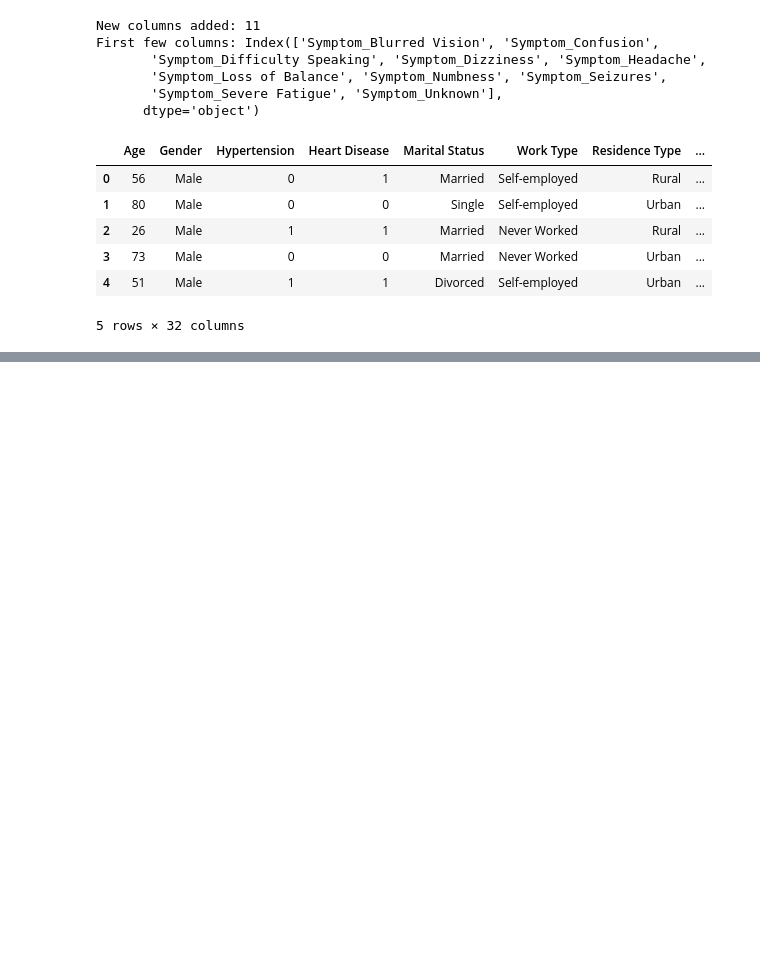
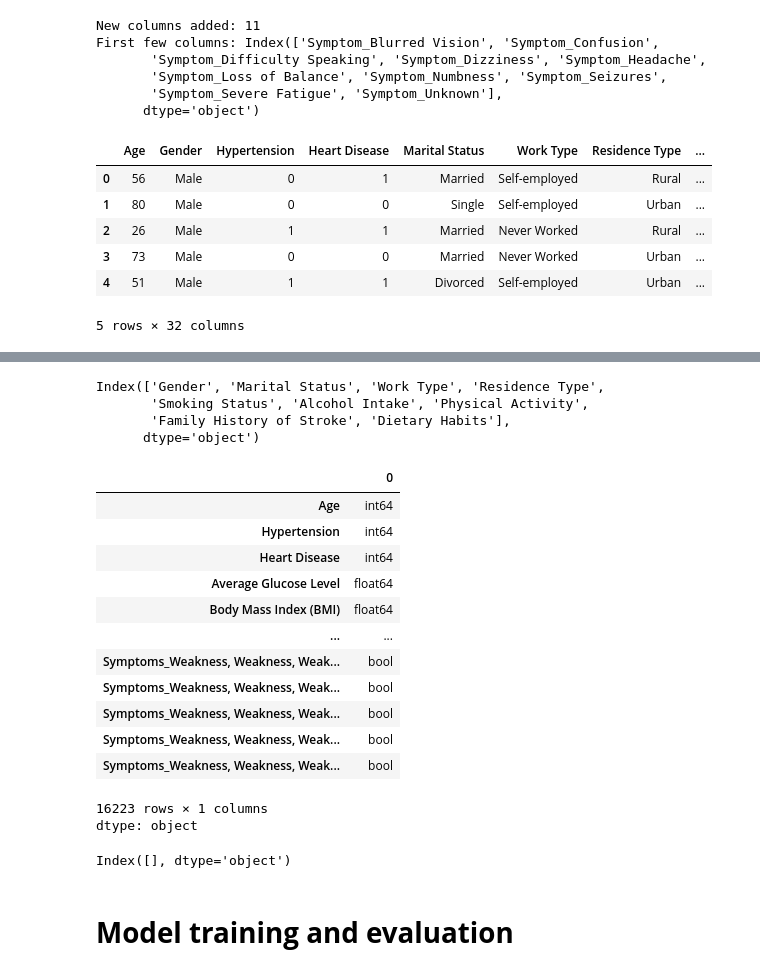
Before and after one commit to AlfredXNet/Stroke-Prediction-App, a Jupyter notebook: notebooks/stroke_prediction.ipynb, the cells around one changed output, grey strips where cells are left out. Drawn from its saved outputs; the diff is of its cells as text; code cells hidden in the pictures; blank space fills up the shorter version.

Commit message:
Updated encoding categorical columns & started the models training phase

```diff
--- a/notebooks/stroke_prediction.ipynb
+++ b/notebooks/stroke_prediction.ipynb
@@ -305,0 +340,8 @@ First few columns: Index(['Symptom_Blurred Vision', 'Symptom_Confusion',
+# %%
+# Check which columns are still non-numeric
+X.select_dtypes(include=['object']).columns
+# %% [output]
+Index(['Gender', 'Marital Status', 'Work Type', 'Residence Type',
+       'Smoking Status', 'Alcohol Intake', 'Physical Activity',
+       'Family History of Stroke', 'Dietary Habits'],
+      dtype='object')
@@ -305,0 +363,25 @@ First few columns: Index(['Symptom_Blurred Vision', 'Symptom_Confusion',
+# %%
+# Check the data types of each column
+Stroke_prediction_encoded.dtypes
+# %% [output]
+|  | 0 |
+| Age | int64 |
+| Hypertension | int64 |
+| Heart Disease | int64 |
+| Average Glucose Level | float64 |
+| Body Mass Index (BMI) | float64 |
+| ... | ... |
+| Symptoms_Weakness, Weakness, Weak... | bool |
+| Symptoms_Weakness, Weakness, Weak... | bool |
+| Symptoms_Weakness, Weakness, Weak... | bool |
+| Symptoms_Weakness, Weakness, Weak... | bool |
+| Symptoms_Weakness, Weakness, Weak... | bool |
+16223 rows × 1 columns
+dtype: object
+# %%
+# Find non-numeric columns (if any)
+Stroke_prediction_encoded.select_dtypes(include=['object']).columns
+# %% [output]
+Index([], dtype='object')
+# %% [markdown]
+# **Model training and evaluation**
```
Also changed, not shown: parts of 8 cells of this notebook.
